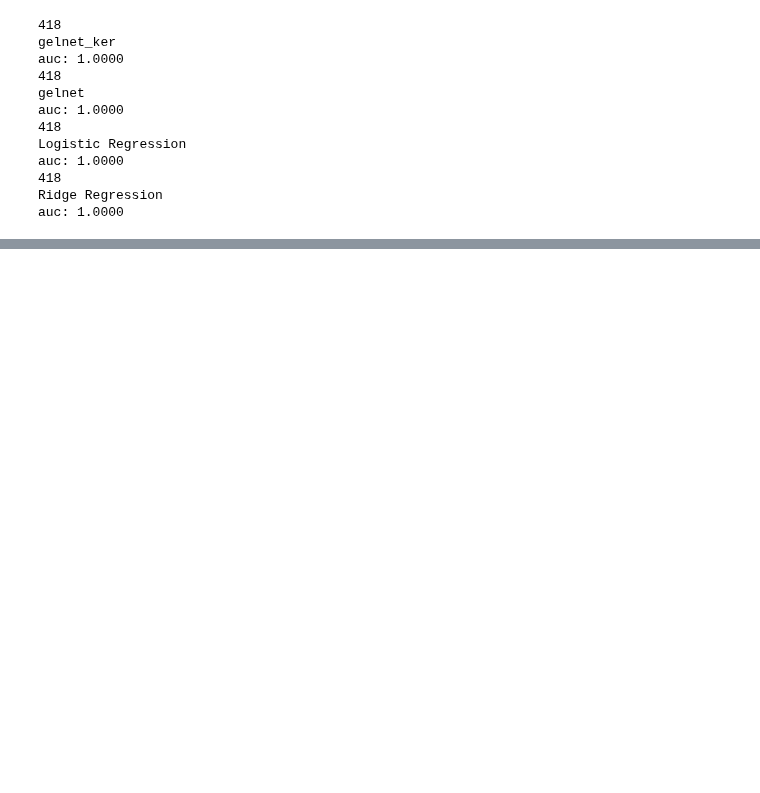
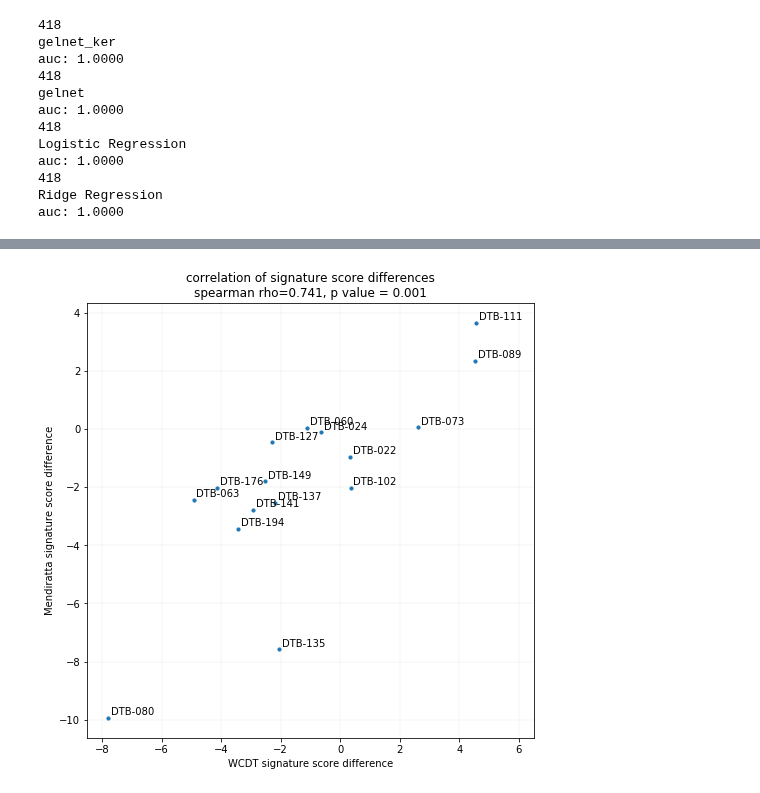
Before and after one commit to MollyZhang/ARsig_python, a Jupyter notebook: ARsig.ipynb, the cells around one changed output, grey strips where cells are left out. Cells and saved outputs as stored; diff of their text form; code cells hidden in the pictures; blank space fills up the shorter version.

```diff
--- a/ARsig.ipynb
+++ b/ARsig.ipynb
@@ -254,6 +240,3 @@ print(helper.leave_pair_out_cv(X, Y, classifiers["Logistic Regression"]))
-# %%
-_, X, Y, WCDT_df = data_prep(X_df, Y_df)
-sig_df = pd.read_pickle("./data/AR/AR_signatures.pkl")
 # %%
 def extract_sample_name(name):
     if name.endswith("Pro"):
@@ -312,0 +303,22 @@ DTB-089  -3.30639   1.19885   4.50524
+# %%
+X = list(WCDT_plot_df["Post-Pre UC signature"])
+Y = list(WCDT_plot_df["Post-Pre Mendiratta signature"])
+
+spearman_rho, p_value = stats.spearmanr(X, Y)
+print(spearman_rho, p_value)
+
+
+p = figure(plot_width=600, plot_height=600,
+           tools=["zoom_out", "save", "reset", "resize", "box_zoom"],
+    title="correlation of signature score differences, spearman rho={0:.3f}, p value = {1:.4f}".format(
+        spearman_rho, p_value))
+p.scatter(X, Y)
+p.xaxis.axis_label = "WCDT signature score difference"
+p.yaxis.axis_label = "Mendiratta signature score difference"
+for index, row in WCDT_plot_df.iterrows():
+    text = Label(x=row["Post-Pre UC signature"],
+                 y=row["Post-Pre Mendiratta signature"],
+                 text=str(index), text_font_size="9pt")
+    p.add_layout(text)
+show(p)
+export_png(p, "fig2B.png")
@@ -312,0 +330,18 @@ DTB-089  -3.30639   1.19885   4.50524
+# %%
+# same plot in matplotlib
+
+fig, ax = plt.subplots(figsize=(8,8))
+ax.scatter(X, Y, s=10)
+
+for index, row in WCDT_plot_df.iterrows():
+    ax.annotate(str(index),
+                (row["Post-Pre UC signature"]+0.1,row["Post-Pre Mendiratta signature"]+0.1))
+ax.set_xlabel("WCDT signature score difference")
+ax.set_ylabel("Mendiratta signature score difference")
+ax.set_xlim([-8.5, 6.5])
+ax.set_title("correlation of signature score differences\nspearman rho={0:.3f}, p value = {1:.3f}".format(
+    spearman_rho, p_value))
+ax.grid(color='grey', linestyle='-', linewidth=0.08)
+fig.savefig("fig2B.png", dpi=300)
+# %% [output]
+[figure, added]
```
Also changed, not shown: parts of 11 cells of this notebook, 2 other files.
